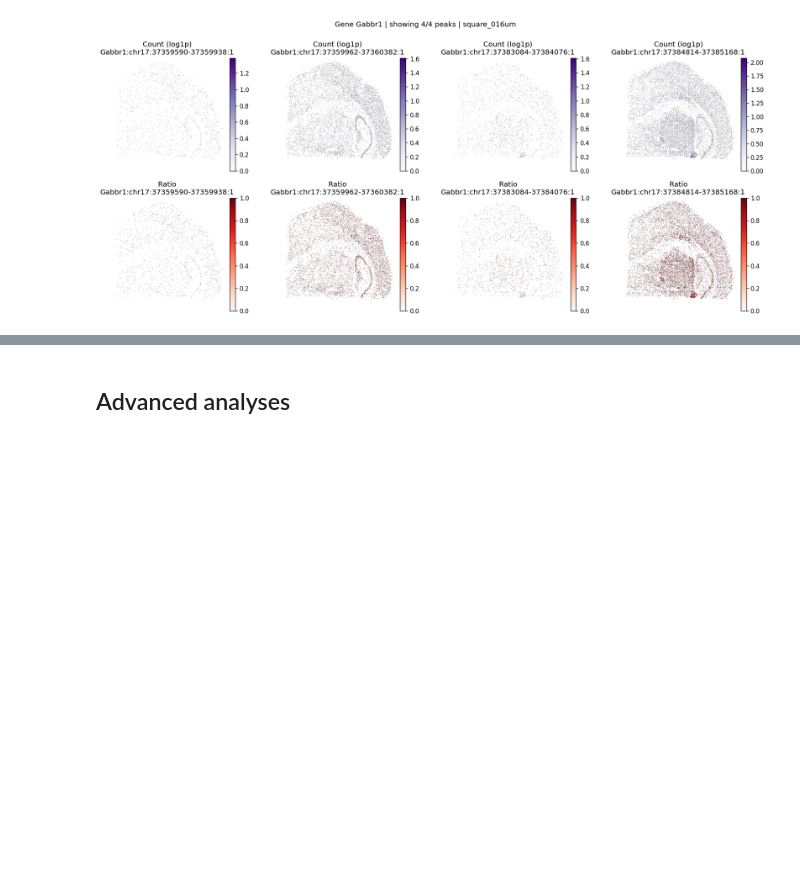
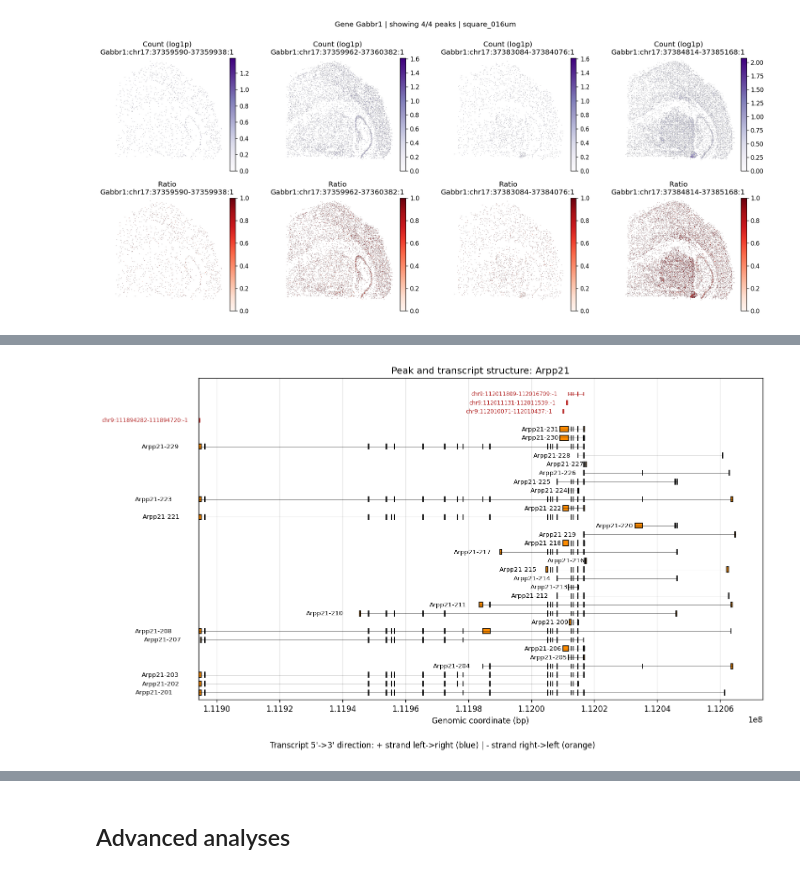
Before and after one commit to JiayuSuPKU/SPLISOSM, a Jupyter notebook: docs/source/tutorials/visiumhd_3prime.ipynb, the cells around one changed output, grey strips where cells are left out. Drawn from its saved outputs; the diff is of its cells as text; code cells hidden in the pictures; blank space fills up the shorter version.

```diff
--- a/docs/source/tutorials/visiumhd_3prime.ipynb
+++ b/docs/source/tutorials/visiumhd_3prime.ipynb
@@ -478,0 +688,9 @@ Wall time: 483 ms
+# %%
+%%time
+plot_peak_transcript_structure(
+    gene_name="Arpp21",
+    bed12_file="/Users/jysumac/Projects/SPLISOSM_paper/data/visiumhd_3p_mouse_cbs/sierra_peaks/peak.txt.bed12",
+    gtf_file="/Users/jysumac/reference/mm39/gencode.vM33.annotation.gtf.gz",
+)
+# %% [output]
+[figure, added]
```
Also changed, not shown: parts of 11 cells of this notebook, 2 other files.
